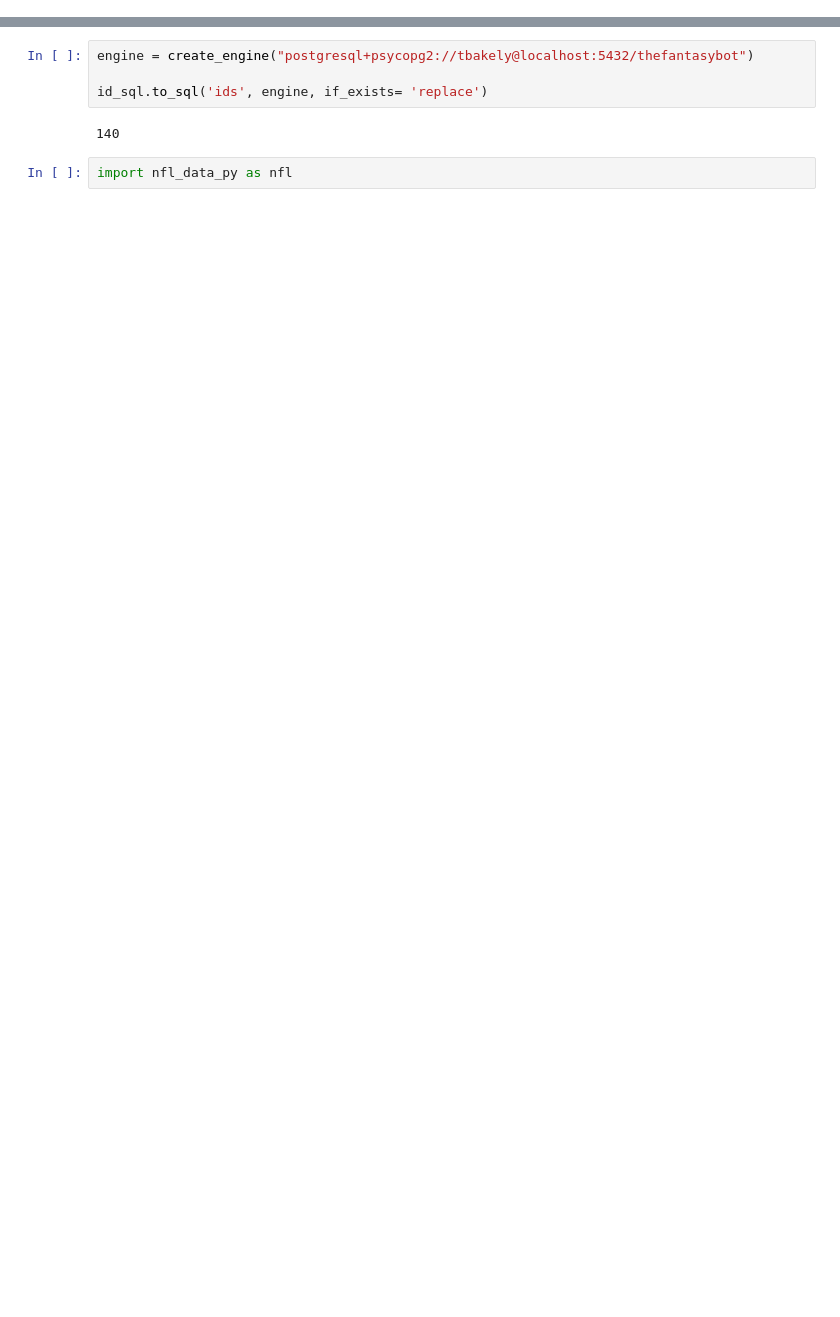
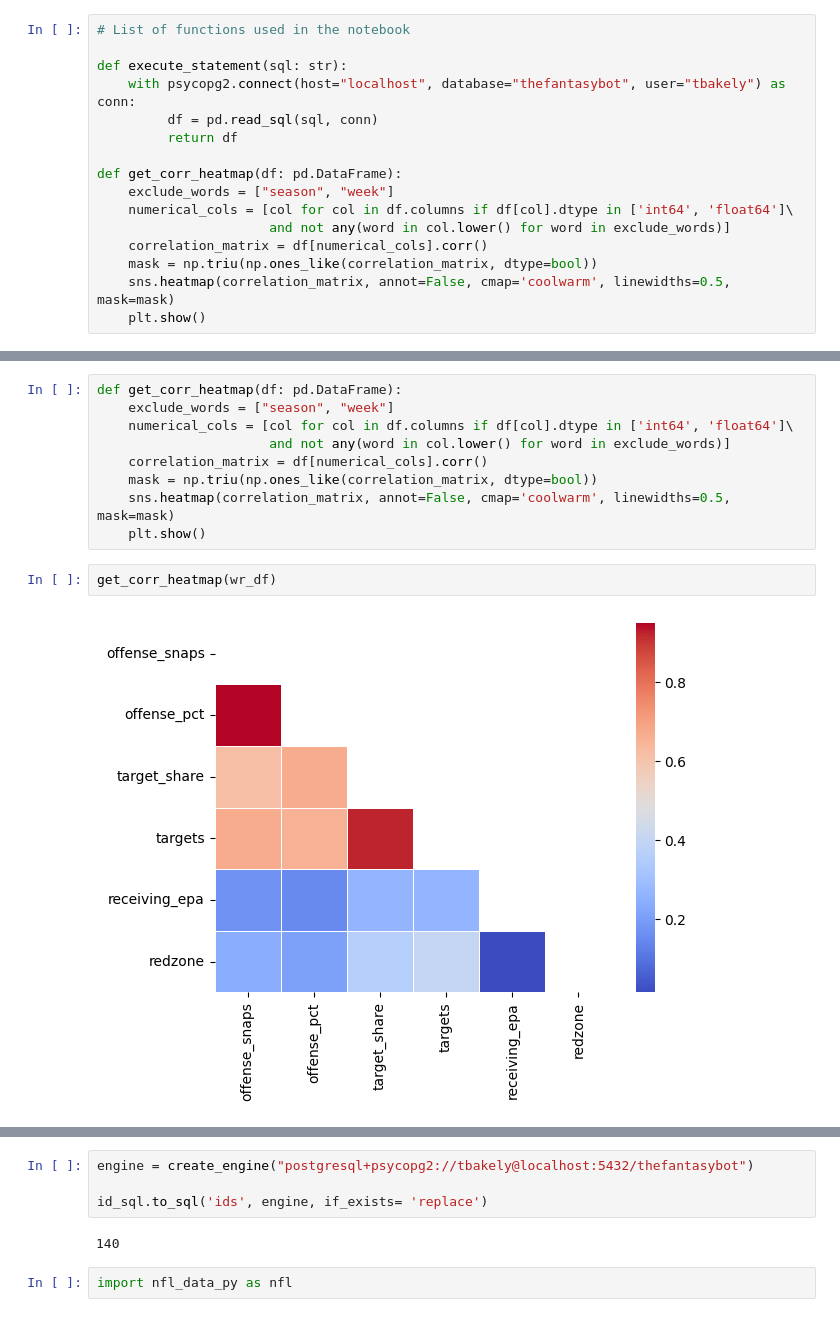
Before and after one commit to tbakely/NFL-Analysis, a Jupyter notebook: analysis.ipynb, the cells around one changed output, grey strips where cells are left out. Drawn from its saved outputs; the diff is of its cells as text; blank space fills up the shorter version.

```diff
--- a/analysis.ipynb
+++ b/analysis.ipynb
@@ -54,0 +12,16 @@ and attempts > 0"""
+# %%
+# List of functions used in the notebook
+
+def execute_statement(sql: str):
+    with psycopg2.connect(host="localhost", database="thefantasybot", user="tbakely") as conn:
+         df = pd.read_sql(sql, conn)
+         return df
+
+def get_corr_heatmap(df: pd.DataFrame):
+    exclude_words = ["season", "week"]
+    numerical_cols = [col for col in df.columns if df[col].dtype in ['int64', 'float64']\
+                      and not any(word in col.lower() for word in exclude_words)]
+    correlation_matrix = df[numerical_cols].corr()
+    mask = np.triu(np.ones_like(correlation_matrix, dtype=bool))
+    sns.heatmap(correlation_matrix, annot=False, cmap='coolwarm', linewidths=0.5, mask=mask)
+    plt.show()
@@ -54,0 +249,13 @@ and attempts > 0"""
+# %%
+def get_corr_heatmap(df: pd.DataFrame):
+    exclude_words = ["season", "week"]
+    numerical_cols = [col for col in df.columns if df[col].dtype in ['int64', 'float64']\
+                      and not any(word in col.lower() for word in exclude_words)]
+    correlation_matrix = df[numerical_cols].corr()
+    mask = np.triu(np.ones_like(correlation_matrix, dtype=bool))
+    sns.heatmap(correlation_matrix, annot=False, cmap='coolwarm', linewidths=0.5, mask=mask)
+    plt.show()
+# %%
+get_corr_heatmap(wr_df)
+# %% [output]
+[figure, added]
```
Also changed, not shown: parts of 32 cells of this notebook, 8 other files.
